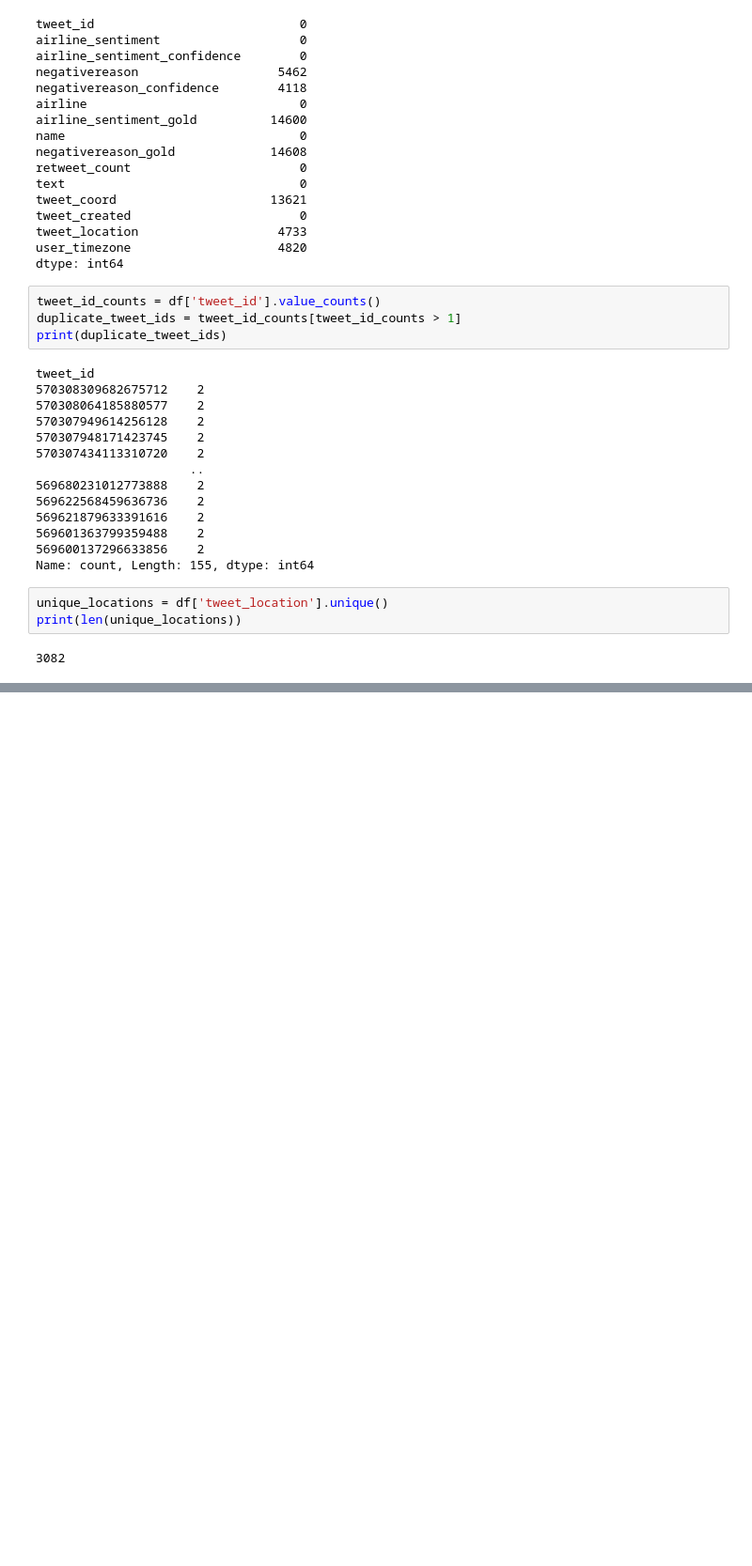
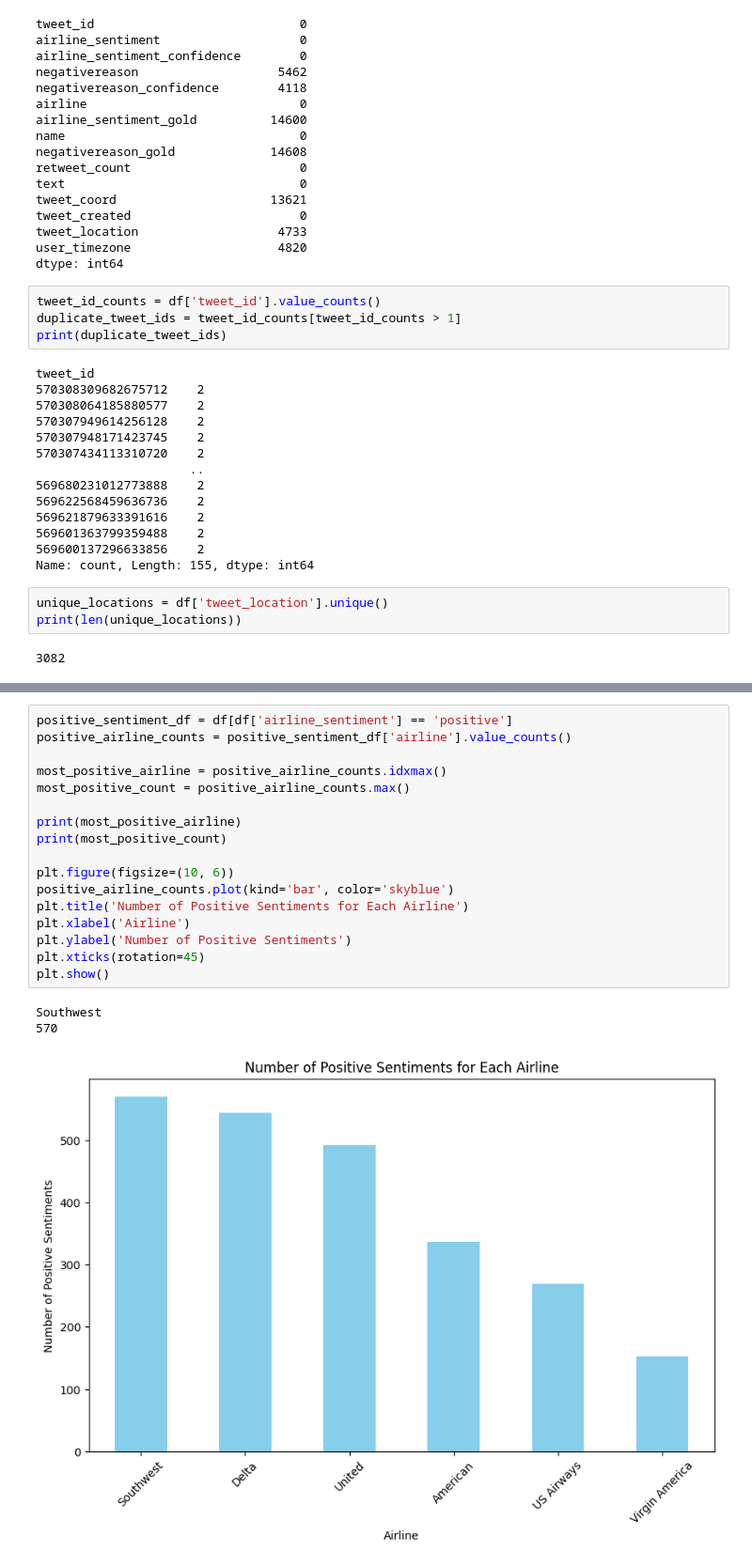
Before and after one commit to lucaswin89/Sentiment-Analysis-using-Machine-Learning-Models, a Jupyter notebook: EDA.ipynb, the cells around one changed output, grey strips where cells are left out. Shown at 94% size. Saved outputs shown, nothing was run; the diff lists cells and outputs as text; blank space fills up the shorter version.

```diff
--- a/EDA.ipynb
+++ b/EDA.ipynb
@@ -78,3 +80,24 @@ filtered_df
 | 14638 | negative | 1.0000 | Customer Service Issue | 0.6659 | American | @AmericanAir you have my money, y... | ... |
 | 14639 | neutral | 0.6771 | NaN | 0.0000 | American | @AmericanAir we have 8 ppl so we ... | ... |
 14640 rows × 8 columns
+# %%
+positive_sentiment_df = df[df['airline_sentiment'] == 'positive']
+positive_airline_counts = positive_sentiment_df['airline'].value_counts()
+
+most_positive_airline = positive_airline_counts.idxmax()
+most_positive_count = positive_airline_counts.max()
+
+print(most_positive_airline)
+print(most_positive_count)
+
+plt.figure(figsize=(10, 6))
+positive_airline_counts.plot(kind='bar', color='skyblue')
+plt.title('Number of Positive Sentiments for Each Airline')
+plt.xlabel('Airline')
+plt.ylabel('Number of Positive Sentiments')
+plt.xticks(rotation=45)
+plt.show()
+# %% [output]
+Southwest
+570
+[figure, added]
```
Also changed, not shown: parts of 4 cells of this notebook.
